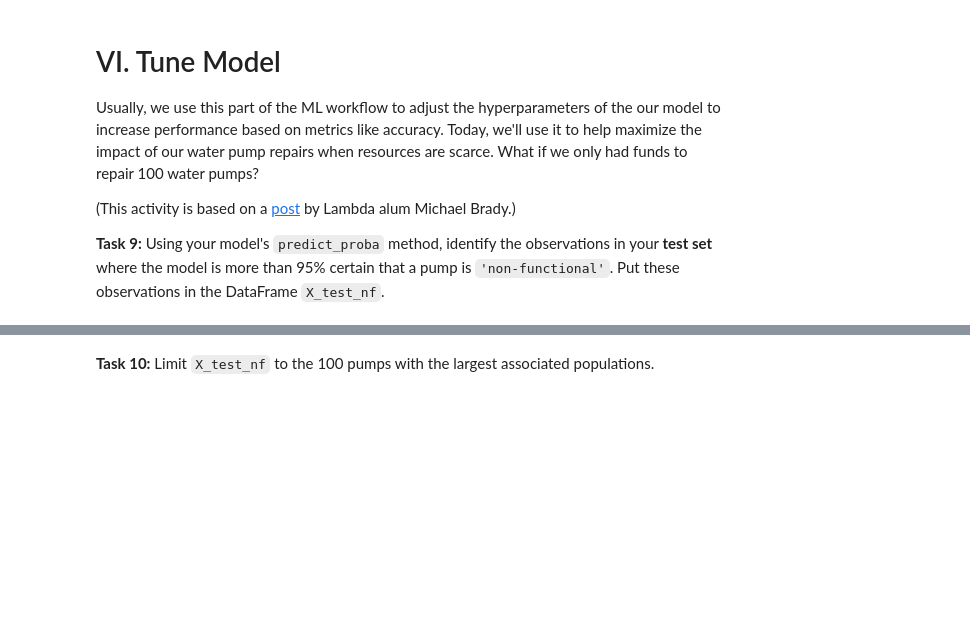
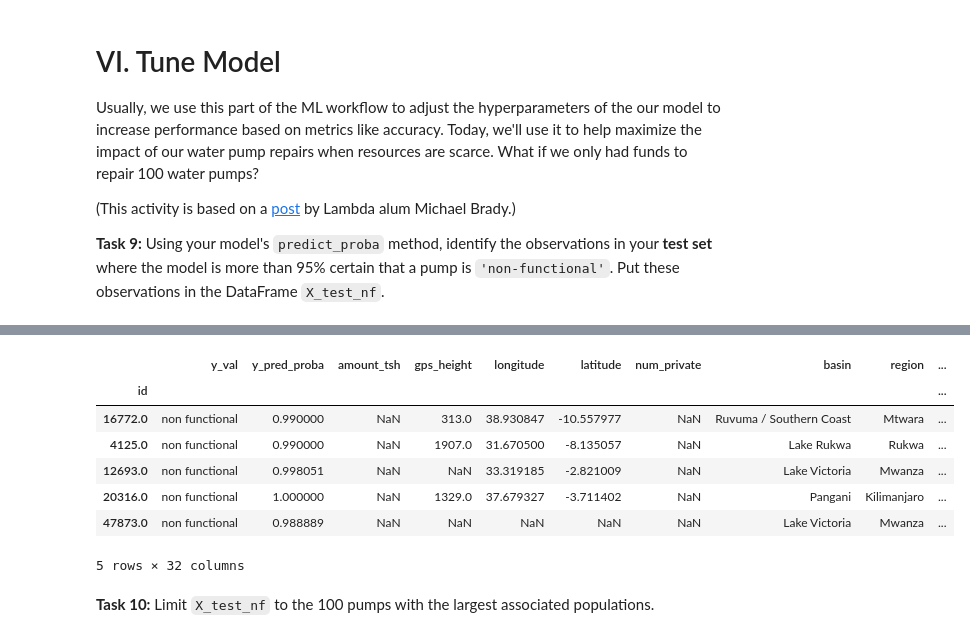
Before and after one commit to Vasanta2002/Data_Wrangling, a Jupyter notebook: module4-classification-metrics/LS_DS_224_assignment.ipynb, the cells around one changed output, grey strips where cells are left out. Drawn from its saved outputs; the diff is of its cells as text; code cells hidden in the pictures; blank space fills up the shorter version.

```diff
--- a/module4-classification-metrics/LS_DS_224_assignment.ipynb
+++ b/module4-classification-metrics/LS_DS_224_assignment.ipynb
@@ -181,2 +260,13 @@ X_test_nf = ...
+# %%
+final_.head()
+# %% [output]
+|  | y_val | y_pred_proba | amount_tsh | gps_height | longitude | latitude | num_private | basin | region | ... |
+| id |  |  |  |  |  |  |  |  |  | ... |
+| 16772.0 | non functional | 0.990000 | NaN | 313.0 | 38.930847 | -10.557977 | NaN | Ruvuma / Southern Coast | Mtwara | ... |
+| 4125.0 | non functional | 0.990000 | NaN | 1907.0 | 31.670500 | -8.135057 | NaN | Lake Rukwa | Rukwa | ... |
+| 12693.0 | non functional | 0.998051 | NaN | NaN | 33.319185 | -2.821009 | NaN | Lake Victoria | Mwanza | ... |
+| 20316.0 | non functional | 1.000000 | NaN | 1329.0 | 37.679327 | -3.711402 | NaN | Pangani | Kilimanjaro | ... |
+| 47873.0 | non functional | 0.988889 | NaN | NaN | NaN | NaN | NaN | Lake Victoria | Mwanza | ... |
+5 rows × 32 columns
 # %% [markdown]
 **Task 10:** Limit `X_test_nf` to the 100 pumps with the largest associated populations.
```
Also changed, not shown: parts of 13 cells of this notebook.
